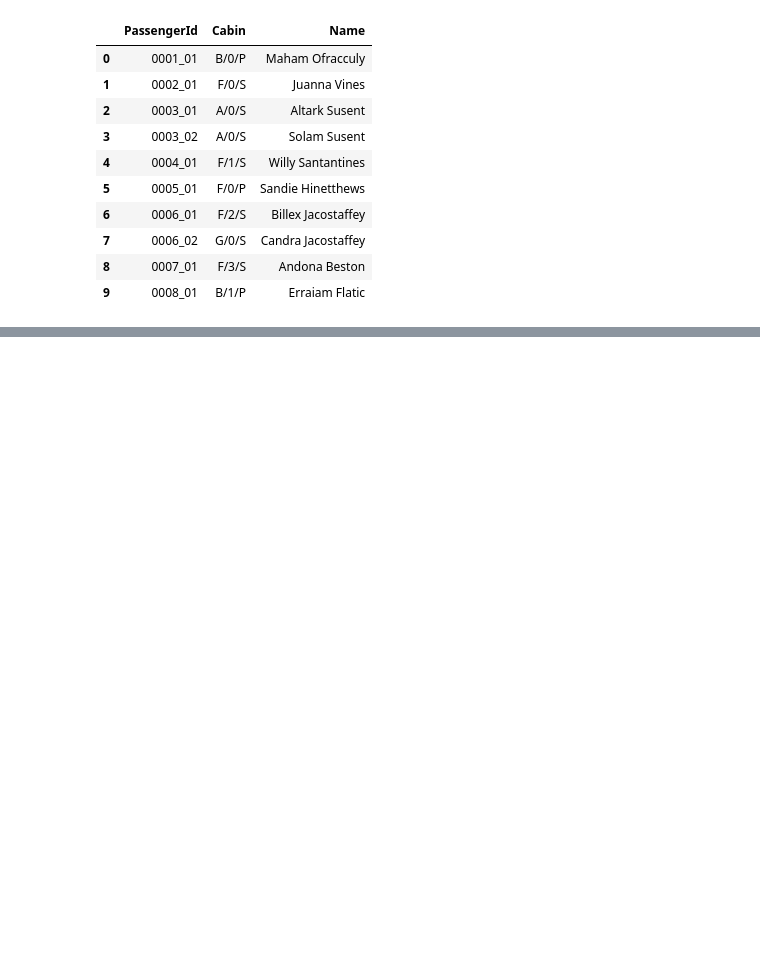
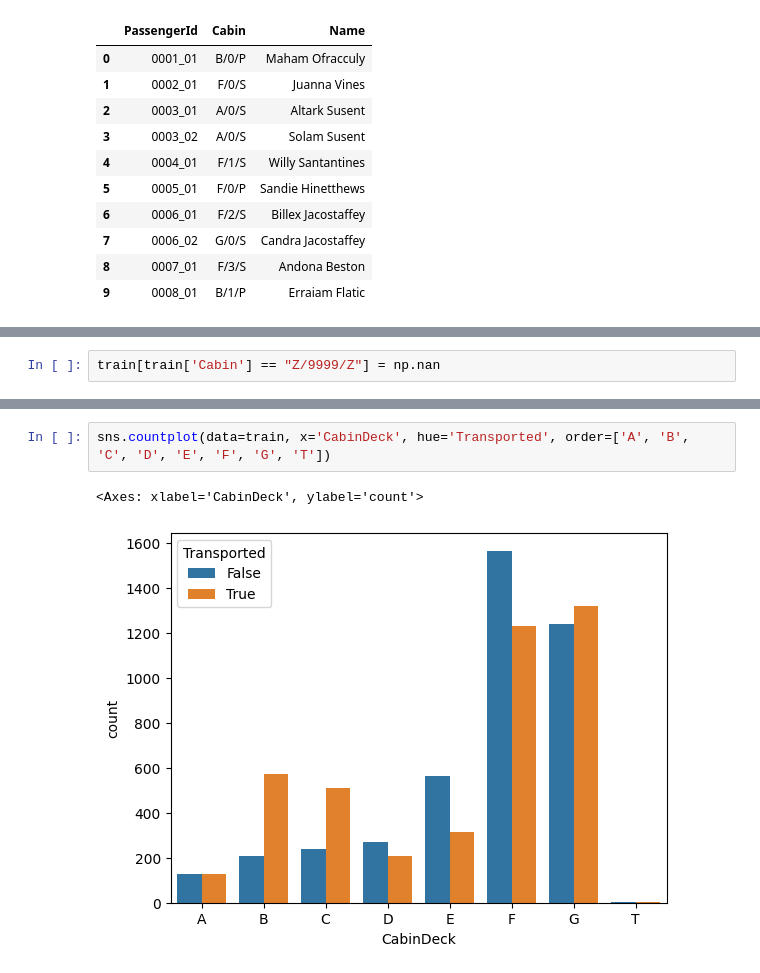
Before and after one commit to bartlomiejremlein/Kaggle-Spaceship-Titanic, a Jupyter notebook: notebooks/exploratory-data-analysis.ipynb, the cells around one changed output, grey strips where cells are left out. Drawn from its saved outputs; the diff is of its cells as text; blank space fills up the shorter version.

```diff
--- a/notebooks/exploratory-data-analysis.ipynb
+++ b/notebooks/exploratory-data-analysis.ipynb
@@ -334,0 +363,2 @@ train.head()
+# %%
+train[train['Cabin'] == "Z/9999/Z"] = np.nan
@@ -334,0 +385,5 @@ train.head()
+# %%
+sns.countplot(data=train, x='CabinDeck', hue='Transported', order=['A', 'B', 'C', 'D', 'E', 'F', 'G', 'T'])
+# %% [output]
+<Axes: xlabel='CabinDeck', ylabel='count'>
+[figure, added]
```
Also changed, not shown: parts of 9 cells of this notebook.
